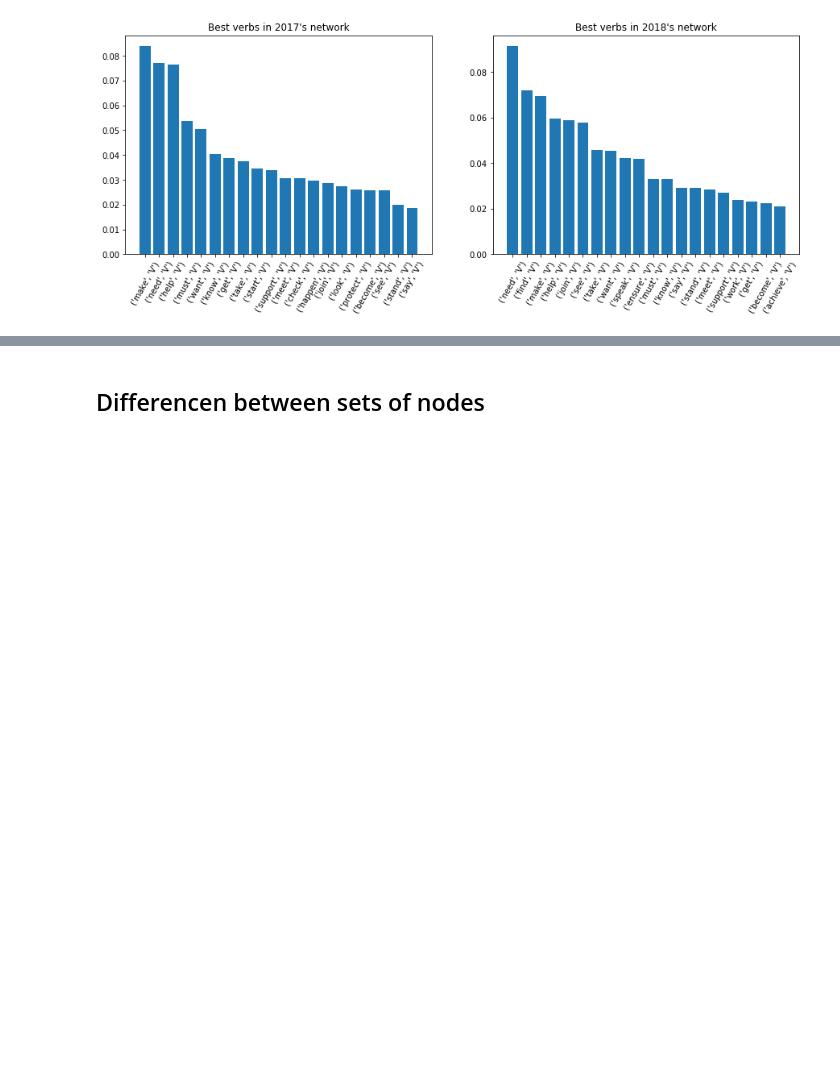
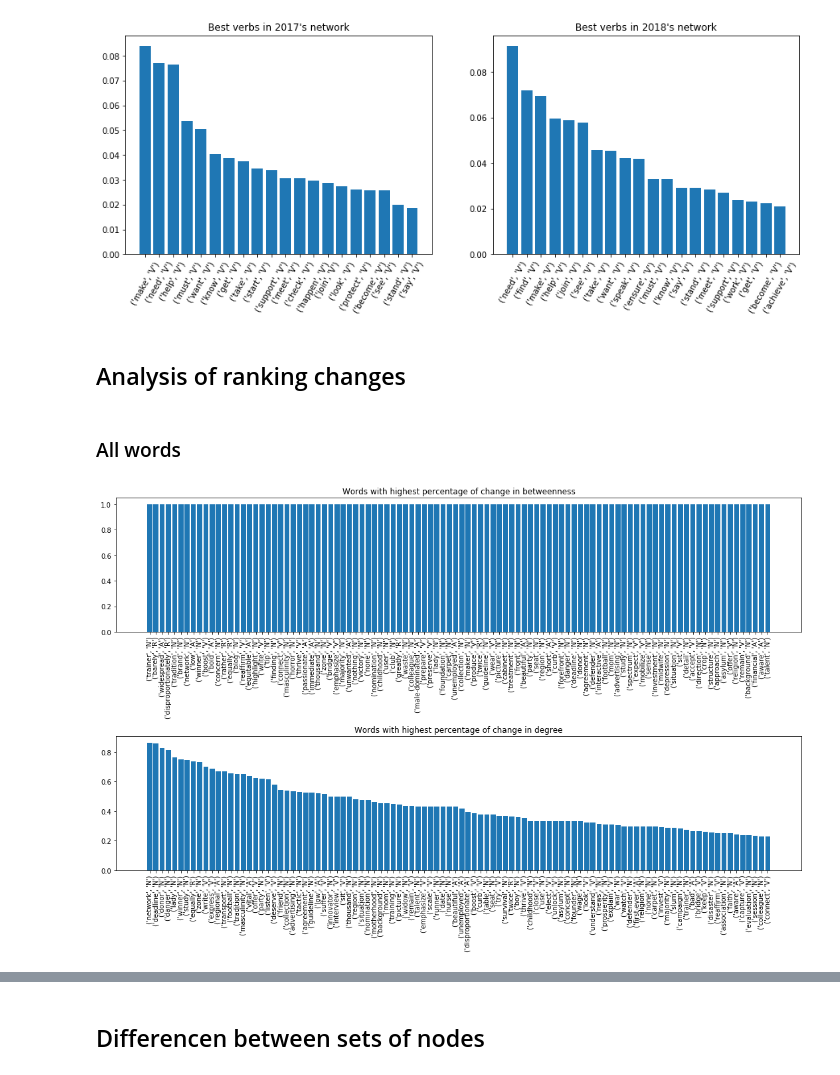
Before and after one commit to damiclem/feminism_network, a Jupyter notebook: analysis.ipynb, the cells around one changed output, grey strips where cells are left out. Saved outputs shown, nothing was run; the diff lists cells and outputs as text; code cells hidden in the pictures; blank space fills up the shorter version.

Commit message:
Added ranking changes analysis

```diff
--- a/analysis.ipynb
+++ b/analysis.ipynb
@@ -609,3 +611,41 @@ for i, y in enumerate(years):
 _ = plt.show()
 # %% [output]
 [figure]
+# %% [markdown]
+## Analysis of ranking changes
+# %% [markdown]
+### All words
+# %%
+# Define subset (firs n-th)
+best = 100
+
+nodes = set(network[2017].subgraph(connected_components[2017][0]['component']).nodes) & set(network[2018].subgraph(
+    connected_components[2018][0]['component']).nodes)
+
+# Define percentage of change for btw
+rate_btw = { node : (betweenness[2017][node] - betweenness[2018][node]) / (betweenness[2017][node] + betweenness[2018][node])
+            for node in nodes if betweenness[2017][node] + betweenness[2018][node] != 0 }
+
+# Define percentage pf change for degree
+degree17 = get_degree(network[2017]).sort_values(ascending=False)
+degree18 = get_degree(network[2018]).sort_values(ascending=False)
+
+rate_degree = { node : (degree17[node] - degree18[node]) / (degree17[node] + degree18[node]) for node in nodes }
+
+# Make plot
+fig, axs = plt.subplots(2, 1, figsize=(15, 10))
+
+rate_btw = pd.Series(rate_btw).sort_values(ascending=False)
+_ = axs[0].set_title('Words with highest percentage of change in betweenness'.format(y))
+_ = axs[0].bar(rate_btw.index[:best].map(lambda x: str(i2w[x])), rate_btw.values[:best])
+_ = axs[0].tick_params(axis='x', labelrotation=90)
+
+rate_degree = pd.Series(rate_degree).sort_values(ascending=False)
+_ = axs[1].set_title('Words with highest percentage of change in degree'.format(y))
+_ = axs[1].bar(rate_degree.index[:best].map(lambda x: str(i2w[x])), rate_degree.values[:best])
+_ = axs[1].tick_params(axis='x', labelrotation=90)
+
+_ = plt.tight_layout()
+_ = plt.show()
+# %% [output]
+[figure, added]
```
Also changed, not shown: parts of 3 cells of this notebook.
